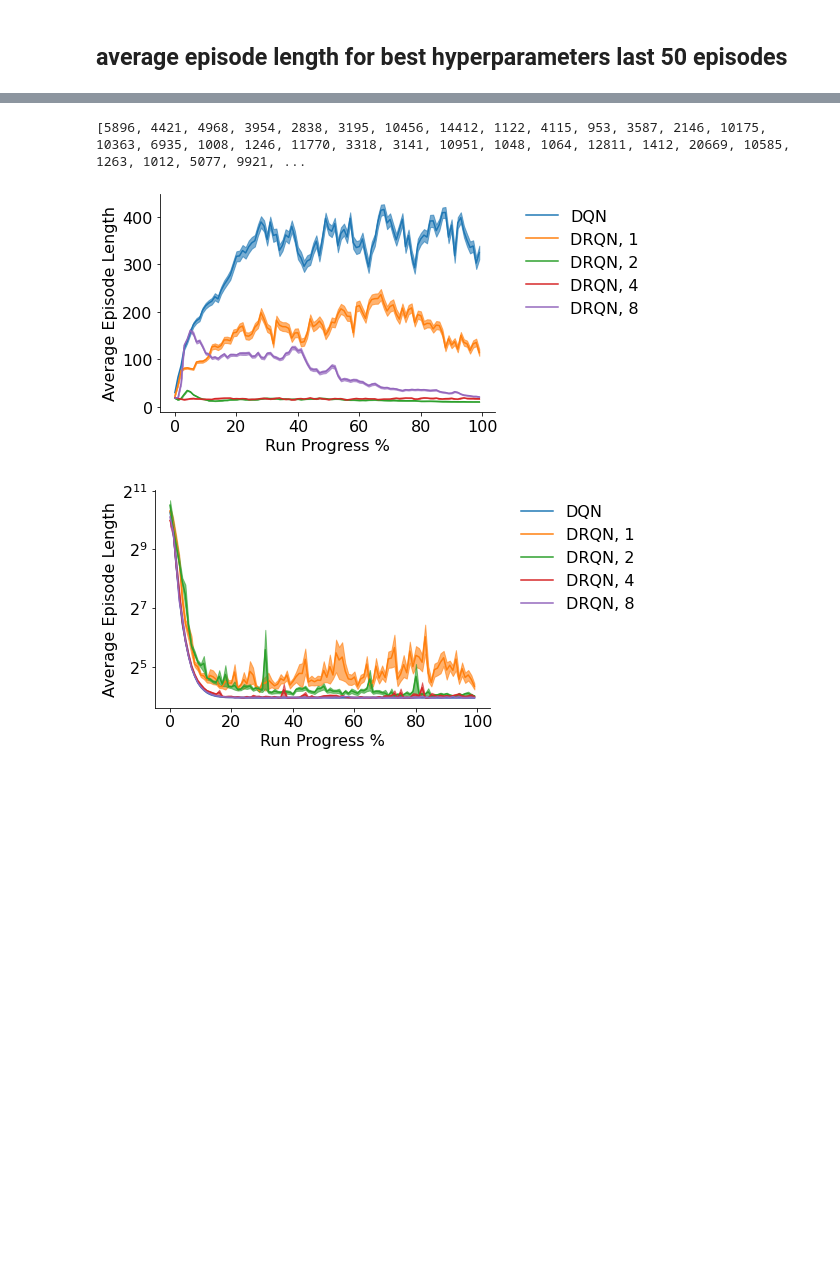
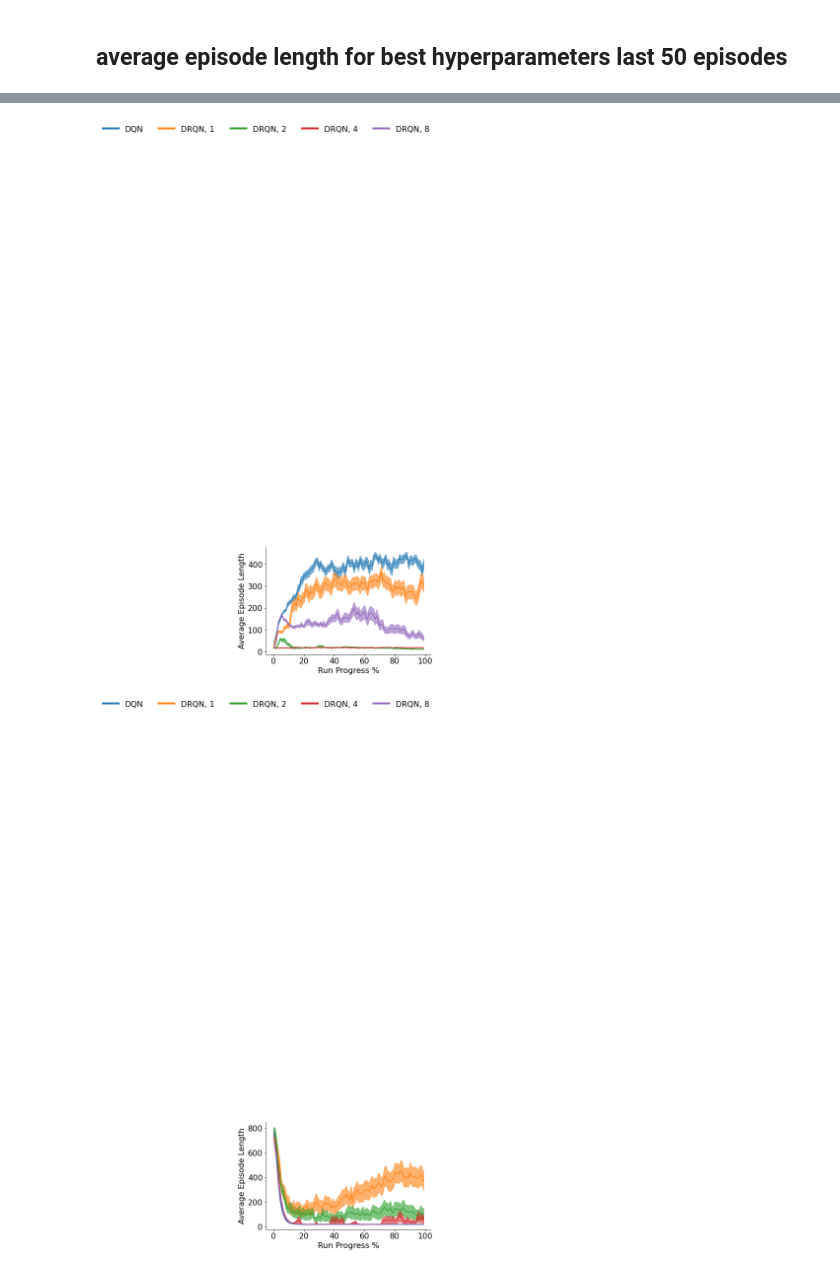
Before and after one commit to RevanMacQueen/DRQN, a Jupyter notebook: new_visualizations_2.ipynb, the cells around one changed output, grey strips where cells are left out. Saved outputs shown, nothing was run; the diff lists cells and outputs as text; code cells hidden in the pictures; blank space fills up the shorter version.

```diff
--- a/new_visualizations_2.ipynb
+++ b/new_visualizations_2.ipynb
@@ -293,14 +293,19 @@ for i in best_inds:
     if i[0] == 'RNN':
         filters['seq_len'] = [int(i[1])]
 
+    cutoffs = {
+        'envs:random_maze-v0' : -1,
+        'CartPole-v1' : -1
+    }
+
     params_, episode_lengths_ = extract_episode_lengths(root, ['model_arch', 'env', 'seed', 'learning_freq', 'target_update_freq', 'seq_len', 'learning_rate', 'buffer_size'], filters, cutoffs, last_n=30)
 
 
-    # if i[0] =='RNN' and i[2] =='envs:random_maze-v0' and i[1] == '1':
-    #     print(episode_lengths_)
+    print(i)
+    print(np.min(200000-np.sum(episode_lengths_, axis=1)))
 
     best_params.append(params_)
-    best_episode_lengths_.append(np.median(episode_lengths_, axis=1))
+    best_episode_lengths_.append(np.mean(episode_lengths_, axis=1))
 
 
 best_params = np.concatenate(best_params, axis=0)
@@ -483,41 +543,65 @@ for env in envs:
     plt.figure()
     ax = plt.gca()
     for alg in df_best_all_episodes.Algorithm.unique():
         algs.append(alg)
         df_DRQN4 = df_best_all_episodes.loc[(df_best_all_episodes['Env'] == env) & (df_best_all_episodes['Algorithm'] == alg)]
         data = df_DRQN4['Episode Lengths'].values
+
         n_bins = 100
         bin_size = 200000/n_bins
         bins = [[] for i in range(n_bins)]
+        nums = [[] for i in range(n_bins)]
 
         for run in data:
+            run_bins = [[] for i in range(n_bins)]
             sum_ = 0
             for i, ep_len in enumerate(run):
                 ind = int(sum_ // bin_size)  # which bin to place data (based on start time)
-                bins[ind].append(ep_len)
+                run_bins[ind].append(ep_len)
                 sum_ += ep_len
 
-        if alg =='DRQN, 1' and env=='Maze':
-            print([np.max(i) for i in bins])
+
+            nums_run = [ (1 if len(i)>0 else 0) for i in run_bins]
+            avg_run =  [np.nan_to_num(np.sum(i)/len(i)) for i in run_bins]
+
+            for i in range(n_bins):
+                bins[i].append(avg_run[i])
+                nums[i].append(nums_run[i])
 
 
+        mean = [np.sum(bins[i])/np.sum(nums[i]) for i in range(n_bins)]
+        sigma = [np.std(bins[i])/np.sqrt(np.sum(nums[i])) for i in range(n_bins)]
 
-        mean = np.array([ np.sum(i)/len(i) for i in bins])
-        sigma = np.array([np.std(i,axis=0)/np.sqrt(len(i)) for i in bins])
+        mean = np.array(mean)
+        sigma = np.array(sigma)
+        #sigma = np.array([np.std(i,axis=0)/np.sqrt(len(i)) for i in range(n_bins)])
+
         t = np.linspace(0, n_bins-1, n_bins)
         plt.plot(mean, color=c_dict[alg])
         ax.fill_between(t, mean+sigma, mean-sigma, alpha=0.6, color=c_dict[alg])
 
     plt.gca().spines['top'].set_visible(False)
     plt.gca().spines['right'].set_visible(False)
     plt.xlabel('Run Progress %')
     plt.ylabel('Average Episode Length')
-    if env == 'Maze':
-        plt.yscale('log', basey=2)
+    # if env == 'Maze':
+    #     plt.yscale('log', basey=2)
 
-    plt.legend(algs, bbox_to_anchor=(1.05, 1), loc='upper left', frameon=False)
+
+
+    #leg = plt.legend(algs, bbox_to_anchor=(0, 5), loc='upper center', ncol=5, frameon=False)
+    # for line in leg.get_lines():
+    #     line.set_linewidth(4.0)
+    # def export_legend(legend, filename="figures/legend.pdf"):
+    #     fig  = legend.figure
+    #     fig.canvas.draw()
+    #     bbox  = legend.get_window_extent().transformed(fig.dpi_scale_trans.inverted())
+    #     fig.savefig(filename, dpi="figure", bbox_inches=bbox)
+
+    # export_legend(leg)
+
+
     plt.savefig('figures/learning_curve_best_%s.pdf'%env, bbox_inches='tight')
 # %% [output]
-[5896, 4421, 4968, 3954, 2838, 3195, 10456, 14412, 1122, 4115, 953, 3587, 2146, 10175, 10363, 6935, 1008, 1246, 11770, 3318, 3141, 10951, 1048, 1064, 12811, 1412, 20669, 10585, 1263, 1012, 5077, 9921, ...
-[figure, old version]
+[figure, new version]
-[figure, old version]
+[figure, new version]
```
Also changed, not shown: parts of 5 cells of this notebook, 9 other files.
